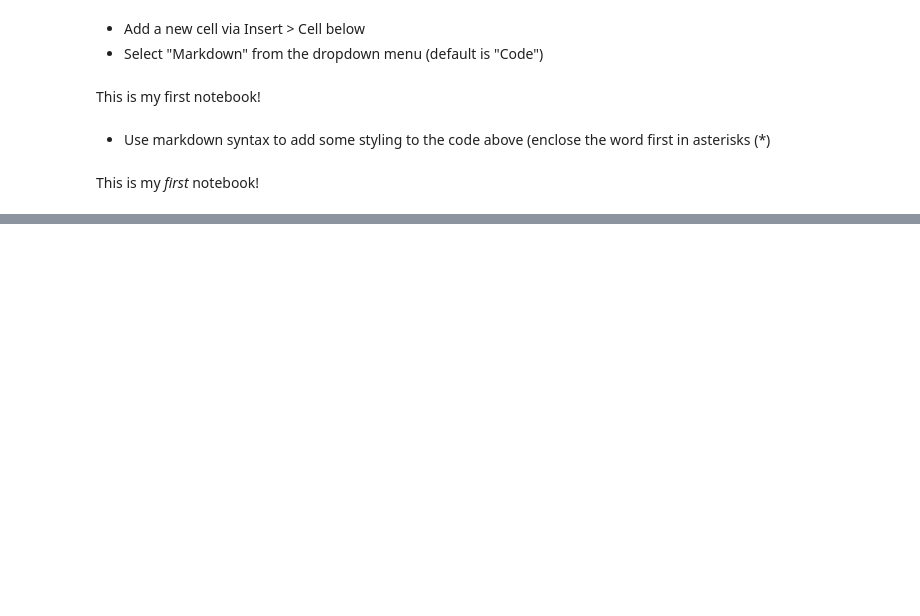
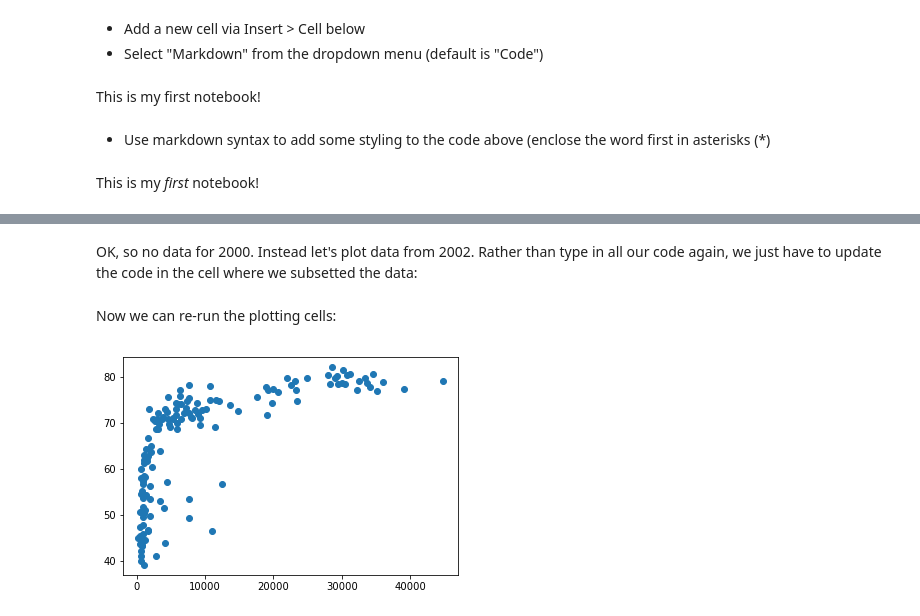
Before and after one commit to jcoliver/jupyter-lesson, a Jupyter notebook: Intro-to-Jupyter.ipynb, the cells around one changed output, grey strips where cells are left out. Drawn from its saved outputs; the diff is of its cells as text; code cells hidden in the pictures; blank space fills up the shorter version.

```diff
--- a/Intro-to-Jupyter.ipynb
+++ b/Intro-to-Jupyter.ipynb
@@ -68,0 +133,12 @@ This is my *first* notebook!
+# %% [markdown]
+OK, so no data for 2000. Instead let's plot data from 2002. Rather than type in all our code again, we just have to update the code in the cell where we subsetted the data:
+# %%
+gapminder_subset = gapminder[gapminder['year'] == 2002]
+# %% [markdown]
+Now we can re-run the plotting cells:
+# %%
+matplot.figure()
+matplot.scatter(gapminder_subset['gdpPercap'], gapminder_subset['lifeExp'])
+matplot.show()
+# %% [output]
+[figure, added]
```
Also changed, not shown: parts of 30 cells of this notebook, 2 other files.
